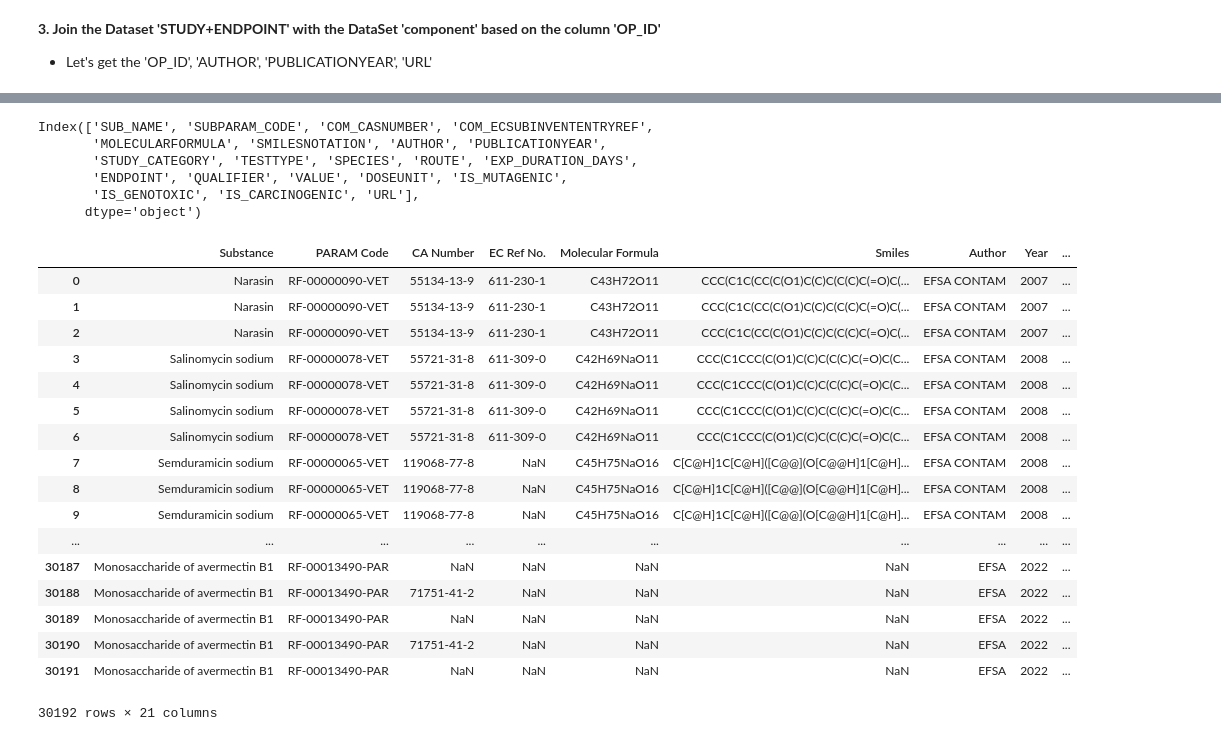
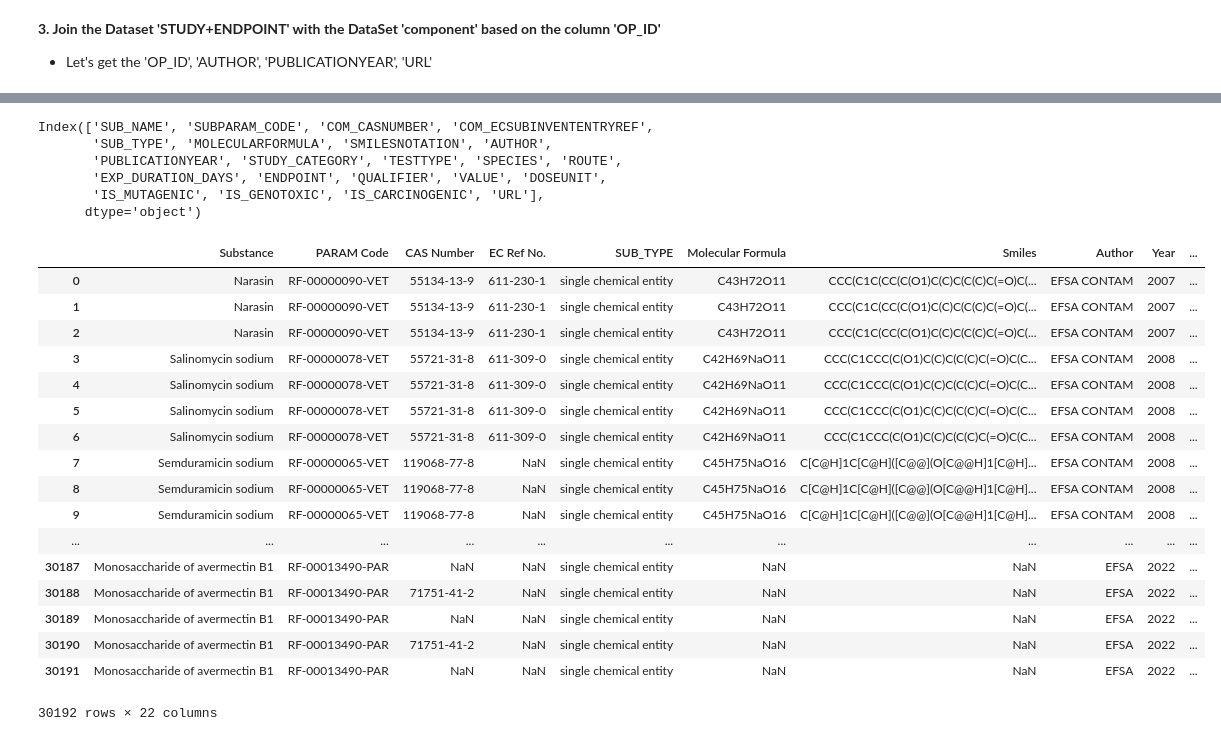
Before and after one commit to RafaelVieira13/OpenFoodTox_Project_Trainnee, a Jupyter notebook: EDA.ipynb, the cells around one changed output, grey strips where cells are left out. Drawn from its saved outputs; the diff is of its cells as text; code cells hidden in the pictures.

```diff
--- a/EDA.ipynb
+++ b/EDA.ipynb
@@ -571,7 +571,7 @@ Index(['SUBSTANCECOMPONENT_ID', 'SUB_COM_ID', 'SUB_ID', 'COM_ID', 'TRX_ID',
        'SMILESNOTATIONSOURCE', 'INCHI_NOTATIONSOURCE'],
       dtype='object')
 # %%
-endpoint_study_comp = pd.merge(endpoint_study, df_comp[['SUB_COM_ID','SUB_NAME','SUBPARAM_CODE','COM_CASNUMBER','COM_ECSUBINVENTENTRYREF','MOLECULARFORMULA','SMILESNOTATION']],
+endpoint_study_comp = pd.merge(endpoint_study, df_comp[['SUB_COM_ID','SUB_NAME','SUBPARAM_CODE','COM_CASNUMBER','COM_ECSUBINVENTENTRYREF','MOLECULARFORMULA','SMILESNOTATION','SUB_TYPE']],
                               on='SUB_COM_ID',how='left')
 endpoint_study_comp
 # %% [output]
@@ -670,6 +670,6 @@ df
 # %%
 # Let's order the columns
-df = df[['SUB_NAME','SUBPARAM_CODE','COM_CASNUMBER','COM_ECSUBINVENTENTRYREF','MOLECULARFORMULA','SMILESNOTATION','AUTHOR','PUBLICATIONYEAR','STUDY_CATEGORY','TESTTYPE','SPECIES','ROUTE','EXP_DURATION_DAYS',
+df = df[['SUB_NAME','SUBPARAM_CODE','COM_CASNUMBER','COM_ECSUBINVENTENTRYREF','SUB_TYPE','MOLECULARFORMULA','SMILESNOTATION','AUTHOR','PUBLICATIONYEAR','STUDY_CATEGORY','TESTTYPE','SPECIES','ROUTE','EXP_DURATION_DAYS',
     'ENDPOINT','QUALIFIER','VALUE','DOSEUNIT','IS_MUTAGENIC','IS_GENOTOXIC','IS_CARCINOGENIC','URL']]
 
 df
@@ -696,50 +696,50 @@ df
 df.columns
 # %% [output]
 Index(['SUB_NAME', 'SUBPARAM_CODE', 'COM_CASNUMBER', 'COM_ECSUBINVENTENTRYREF',
-       'MOLECULARFORMULA', 'SMILESNOTATION', 'AUTHOR', 'PUBLICATIONYEAR',
-       'STUDY_CATEGORY', 'TESTTYPE', 'SPECIES', 'ROUTE', 'EXP_DURATION_DAYS',
-       'ENDPOINT', 'QUALIFIER', 'VALUE', 'DOSEUNIT', 'IS_MUTAGENIC',
-       'IS_GENOTOXIC', 'IS_CARCINOGENIC', 'URL'],
+       'SUB_TYPE', 'MOLECULARFORMULA', 'SMILESNOTATION', 'AUTHOR',
+       'PUBLICATIONYEAR', 'STUDY_CATEGORY', 'TESTTYPE', 'SPECIES', 'ROUTE',
+       'EXP_DURATION_DAYS', 'ENDPOINT', 'QUALIFIER', 'VALUE', 'DOSEUNIT',
+       'IS_MUTAGENIC', 'IS_GENOTOXIC', 'IS_CARCINOGENIC', 'URL'],
       dtype='object')
 # %%
 # Let's Rename Some Columns
 df.rename(columns={'SUB_NAME':'Substance',
                   'SUBPARAM_CODE':'PARAM Code',
-                  'COM_CASNUMBER':'CA Number',
+                  'COM_CASNUMBER':'CAS Number',
                   'COM_ECSUBINVENTENTRYREF':'EC Ref No.',
                   'MOLECULARFORMULA':'Molecular Formula',
                   'SMILESNOTATION':'Smiles',
                   'AUTHOR':'Author',
                   'PUBLICATIONYEAR':'Year',
                   'STUDY_CATEGORY':'Study Category',
                   'TESTTYPE':'Test Type',
                   'SPECIES':'Species',
                   'ROUTE':'Route',
                   'EXP_DURATION_DAYS':'Duration (Days)',
                   'ENDPOINT':'Endpoint',
                   'QUALIFIER':'Qualifier',
                   'VALUE':'Value',
                   'DOSEUNIT':'Unit',
                   'IS_MUTAGENIC':'Mutagenicity',
                   'IS_GENOTOXIC':'Genotoxicity',
                   'IS_CARCINOGENIC':'Carcinogenicity'},inplace=True)
 df
 # %% [output]
-|  | Substance | PARAM Code | CA Number | EC Ref No. | Molecular Formula | Smiles | Author | Year | ... |
-| 0 | Narasin | RF-00000090-VET | 55134-13-9 | 611-230-1 | C43H72O11 | CCC(C1C(CC(C(O1)C(C)C(C(C)C(=O)C(... | EFSA CONTAM | 2007 | ... |
-| 1 | Narasin | RF-00000090-VET | 55134-13-9 | 611-230-1 | C43H72O11 | CCC(C1C(CC(C(O1)C(C)C(C(C)C(=O)C(... | EFSA CONTAM | 2007 | ... |
-| 2 | Narasin | RF-00000090-VET | 55134-13-9 | 611-230-1 | C43H72O11 | CCC(C1C(CC(C(O1)C(C)C(C(C)C(=O)C(... | EFSA CONTAM | 2007 | ... |
-| 3 | Salinomycin sodium | RF-00000078-VET | 55721-31-8 | 611-309-0 | C42H69NaO11 | CCC(C1CCC(C(O1)C(C)C(C(C)C(=O)C(C... | EFSA CONTAM | 2008 | ... |
-| 4 | Salinomycin sodium | RF-00000078-VET | 55721-31-8 | 611-309-0 | C42H69NaO11 | CCC(C1CCC(C(O1)C(C)C(C(C)C(=O)C(C... | EFSA CONTAM | 2008 | ... |
-| 5 | Salinomycin sodium | RF-00000078-VET | 55721-31-8 | 611-309-0 | C42H69NaO11 | CCC(C1CCC(C(O1)C(C)C(C(C)C(=O)C(C... | EFSA CONTAM | 2008 | ... |
-| 6 | Salinomycin sodium | RF-00000078-VET | 55721-31-8 | 611-309-0 | C42H69NaO11 | CCC(C1CCC(C(O1)C(C)C(C(C)C(=O)C(C... | EFSA CONTAM | 2008 | ... |
-| 7 | Semduramicin sodium | RF-00000065-VET | 119068-77-8 | NaN | C45H75NaO16 | C[C@H]1C[C@H]([C@@](O[C@@H]1[C@H]... | EFSA CONTAM | 2008 | ... |
-| 8 | Semduramicin sodium | RF-00000065-VET | 119068-77-8 | NaN | C45H75NaO16 | C[C@H]1C[C@H]([C@@](O[C@@H]1[C@H]... | EFSA CONTAM | 2008 | ... |
-| 9 | Semduramicin sodium | RF-00000065-VET | 119068-77-8 | NaN | C45H75NaO16 | C[C@H]1C[C@H]([C@@](O[C@@H]1[C@H]... | EFSA CONTAM | 2008 | ... |
-| ... | ... | ... | ... | ... | ... | ... | ... | ... | ... |
-| 30187 | Monosaccharide of avermectin B1 | RF-00013490-PAR | NaN | NaN | NaN | NaN | EFSA | 2022 | ... |
-| 30188 | Monosaccharide of avermectin B1 | RF-00013490-PAR | 71751-41-2 | NaN | NaN | NaN | EFSA | 2022 | ... |
-| 30189 | Monosaccharide of avermectin B1 | RF-00013490-PAR | NaN | NaN | NaN | NaN | EFSA | 2022 | ... |
-| 30190 | Monosaccharide of avermectin B1 | RF-00013490-PAR | 71751-41-2 | NaN | NaN | NaN | EFSA | 2022 | ... |
-| 30191 | Monosaccharide of avermectin B1 | RF-00013490-PAR | NaN | NaN | NaN | NaN | EFSA | 2022 | ... |
+|  | Substance | PARAM Code | CAS Number | EC Ref No. | SUB_TYPE | Molecular Formula | Smiles | Author | Year | ... |
+| 0 | Narasin | RF-00000090-VET | 55134-13-9 | 611-230-1 | single chemical entity | C43H72O11 | CCC(C1C(CC(C(O1)C(C)C(C(C)C(=O)C(... | EFSA CONTAM | 2007 | ... |
+| 1 | Narasin | RF-00000090-VET | 55134-13-9 | 611-230-1 | single chemical entity | C43H72O11 | CCC(C1C(CC(C(O1)C(C)C(C(C)C(=O)C(... | EFSA CONTAM | 2007 | ... |
+| 2 | Narasin | RF-00000090-VET | 55134-13-9 | 611-230-1 | single chemical entity | C43H72O11 | CCC(C1C(CC(C(O1)C(C)C(C(C)C(=O)C(... | EFSA CONTAM | 2007 | ... |
+| 3 | Salinomycin sodium | RF-00000078-VET | 55721-31-8 | 611-309-0 | single chemical entity | C42H69NaO11 | CCC(C1CCC(C(O1)C(C)C(C(C)C(=O)C(C... | EFSA CONTAM | 2008 | ... |
+| 4 | Salinomycin sodium | RF-00000078-VET | 55721-31-8 | 611-309-0 | single chemical entity | C42H69NaO11 | CCC(C1CCC(C(O1)C(C)C(C(C)C(=O)C(C... | EFSA CONTAM | 2008 | ... |
+| 5 | Salinomycin sodium | RF-00000078-VET | 55721-31-8 | 611-309-0 | single chemical entity | C42H69NaO11 | CCC(C1CCC(C(O1)C(C)C(C(C)C(=O)C(C... | EFSA CONTAM | 2008 | ... |
+| 6 | Salinomycin sodium | RF-00000078-VET | 55721-31-8 | 611-309-0 | single chemical entity | C42H69NaO11 | CCC(C1CCC(C(O1)C(C)C(C(C)C(=O)C(C... | EFSA CONTAM | 2008 | ... |
+| 7 | Semduramicin sodium | RF-00000065-VET | 119068-77-8 | NaN | single chemical entity | C45H75NaO16 | C[C@H]1C[C@H]([C@@](O[C@@H]1[C@H]... | EFSA CONTAM | 2008 | ... |
+| 8 | Semduramicin sodium | RF-00000065-VET | 119068-77-8 | NaN | single chemical entity | C45H75NaO16 | C[C@H]1C[C@H]([C@@](O[C@@H]1[C@H]... | EFSA CONTAM | 2008 | ... |
+| 9 | Semduramicin sodium | RF-00000065-VET | 119068-77-8 | NaN | single chemical entity | C45H75NaO16 | C[C@H]1C[C@H]([C@@](O[C@@H]1[C@H]... | EFSA CONTAM | 2008 | ... |
+| ... | ... | ... | ... | ... | ... | ... | ... | ... | ... | ... |
+| 30187 | Monosaccharide of avermectin B1 | RF-00013490-PAR | NaN | NaN | single chemical entity | NaN | NaN | EFSA | 2022 | ... |
+| 30188 | Monosaccharide of avermectin B1 | RF-00013490-PAR | 71751-41-2 | NaN | single chemical entity | NaN | NaN | EFSA | 2022 | ... |
+| 30189 | Monosaccharide of avermectin B1 | RF-00013490-PAR | NaN | NaN | single chemical entity | NaN | NaN | EFSA | 2022 | ... |
+| 30190 | Monosaccharide of avermectin B1 | RF-00013490-PAR | 71751-41-2 | NaN | single chemical entity | NaN | NaN | EFSA | 2022 | ... |
+| 30191 | Monosaccharide of avermectin B1 | RF-00013490-PAR | NaN | NaN | single chemical entity | NaN | NaN | EFSA | 2022 | ... |
-30192 rows × 21 columns
+30192 rows × 22 columns
```
Also changed, not shown: parts of 13 cells of this notebook.
